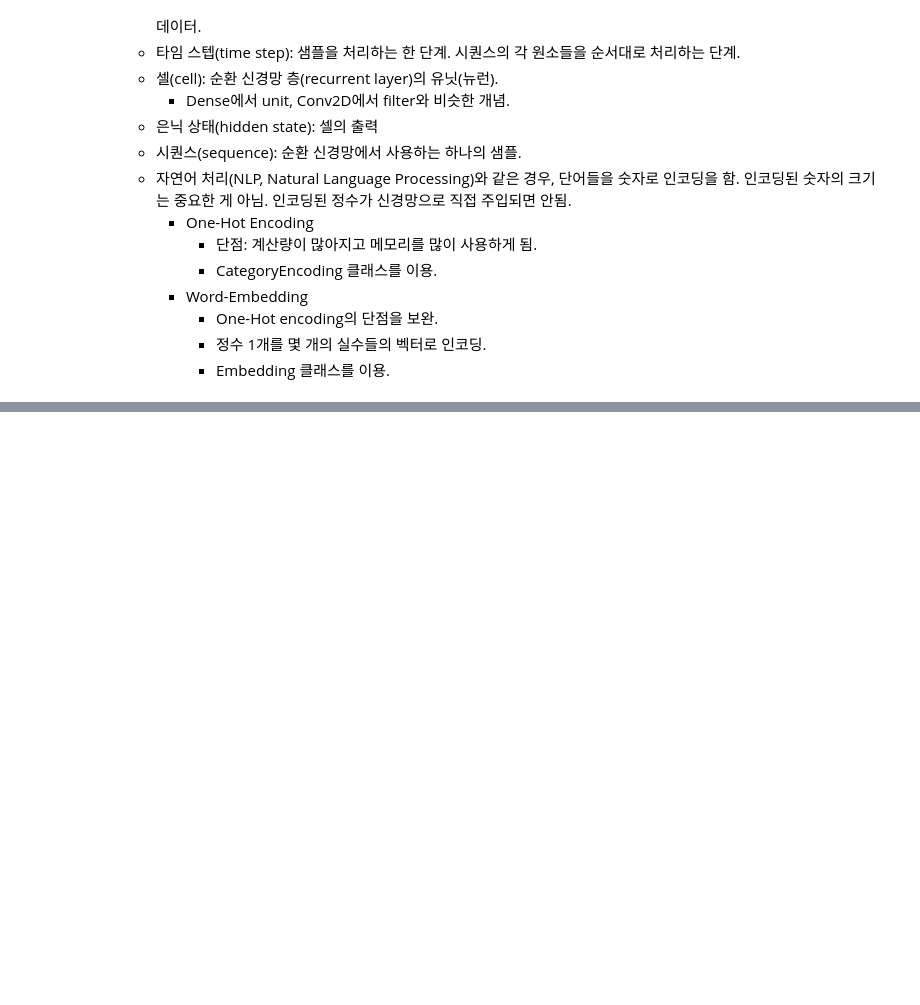
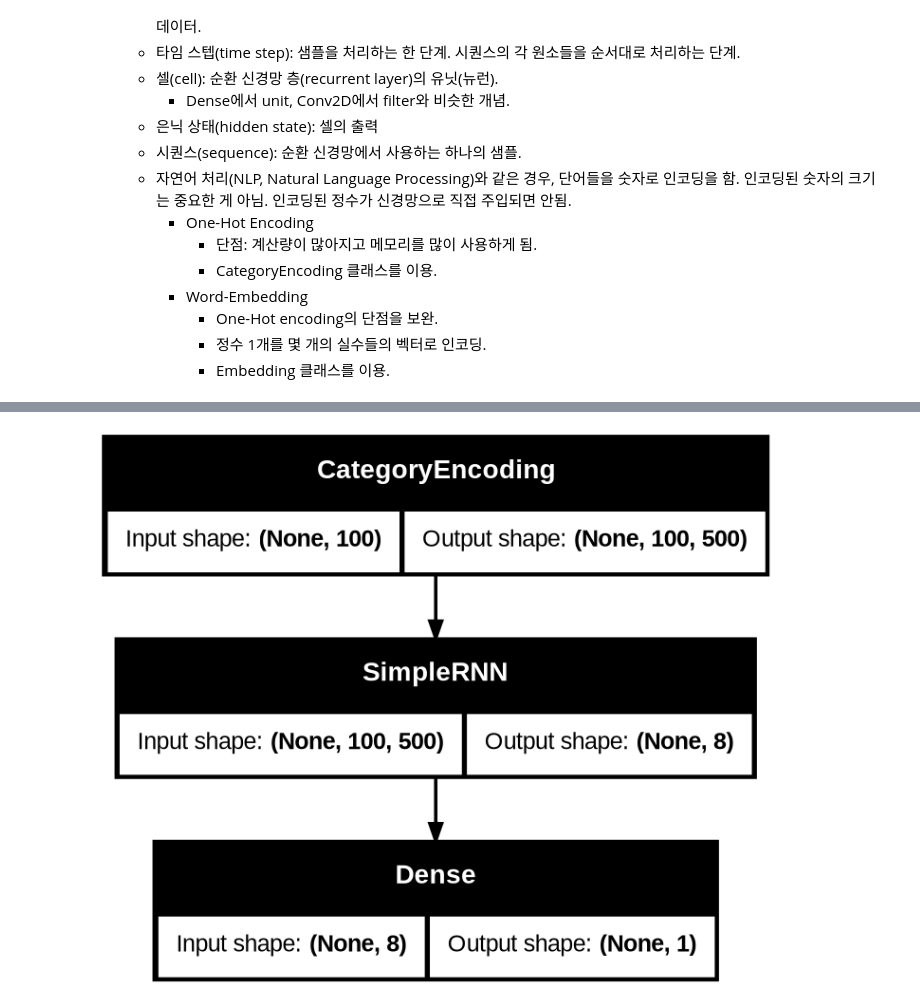
Before and after one commit to JakeOh/202605_BD57, a Jupyter notebook: lab_ml/ml20_rnn.ipynb, the cells around one changed output, grey strips where cells are left out. Drawn from its saved outputs; the diff is of its cells as text; code cells hidden in the pictures; blank space fills up the shorter version.

Commit message:
One-Hot Encoding을 사용한 RNN

```diff
--- a/lab_ml/ml20_rnn.ipynb
+++ b/lab_ml/ml20_rnn.ipynb
@@ -309,0 +336,7 @@ for i in range(25_000):
+# %%
+rnn_1 = keras.Sequential(layers=[
+    keras.layers.Input(shape=(100,)),
+    keras.layers.CategoryEncoding(num_tokens=500, output_mode='one_hot'),
+    keras.layers.SimpleRNN(units=8),
+    keras.layers.Dense(units=1, activation='sigmoid')
+])
@@ -309,0 +360,4 @@ for i in range(25_000):
+# %%
+keras.utils.plot_model(model=rnn_1, dpi=128, show_shapes=True)
+# %% [output]
+[figure, added]
```
Also changed, not shown: parts of 11 cells of this notebook.
